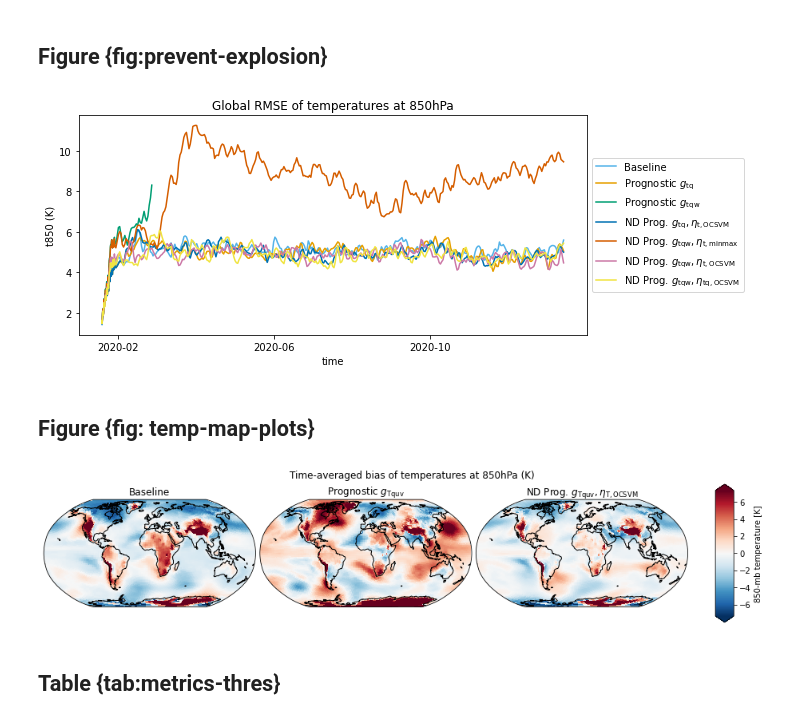
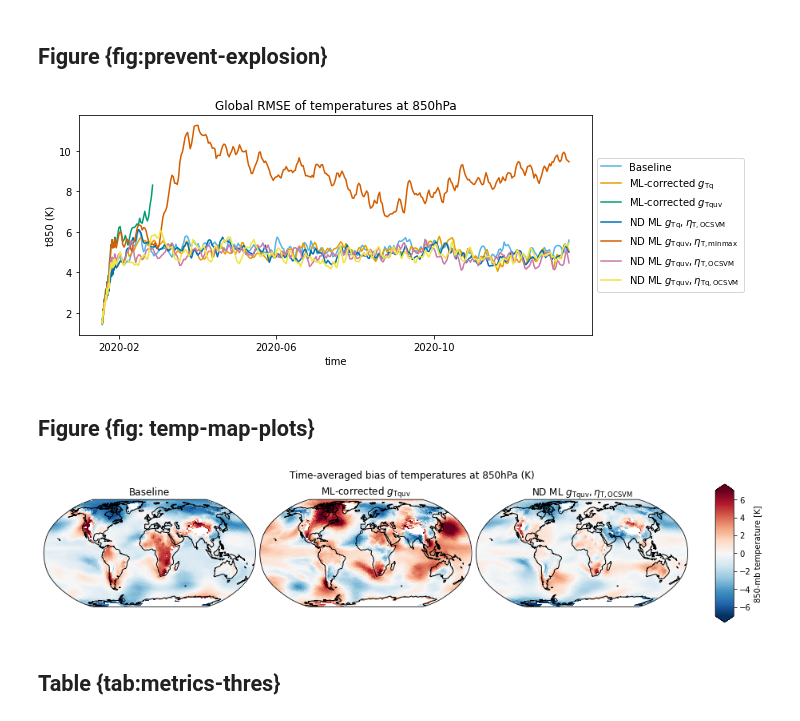
Before and after one commit to ai2cm/out-of-sample, a Jupyter notebook: notebooks/cutoffs_plot.ipynb, the cells around one changed output. Drawn from its saved outputs; the diff is of its cells as text; code cells hidden in the pictures.

```diff
--- a/notebooks/cutoffs_plot.ipynb
+++ b/notebooks/cutoffs_plot.ipynb
@@ -441,12 +438,12 @@ def get_names_alg(alg, gamma=None, include_bp=False):
 # %%
 table_run_names = {
     "baseline": r"Baseline",
-    "prognostic-tq": r"Prognostic $g_{\mathrm{tq}}$",
-    "prognostic": r"Prognostic $g_{\mathrm{tqw}}$",
-    "ocsvm-tq-gamma-4_79-0": r"ND Prog. $g_{\mathrm{tq}}, \eta_{\mathrm{t, OCSVM}}$",
-    "minmax-0": r"ND Prog. $g_{\mathrm{tqw}}, \eta_{\mathrm{t, minmax}}$",
-    "ocsvm-gamma-4_79-0": r"ND Prog. $g_{\mathrm{tqw}}, \eta_{\mathrm{t, OCSVM}}$",
-    "ocsvm-humidity-gamma-4_79-0":  r"ND Prog. $g_{\mathrm{tqw}}, \eta_{\mathrm{tq, OCSVM}}$"
+    "prognostic-tq": r"ML-corrected $g_{\mathrm{Tq}}$",
+    "prognostic": r"ML-corrected $g_{\mathrm{Tquv}}$",
+    "ocsvm-tq-gamma-4_79-0": r"ND ML $g_{\mathrm{Tq}}, \eta_{\mathrm{T, OCSVM}}$",
+    "minmax-0": r"ND ML $g_{\mathrm{Tquv}}, \eta_{\mathrm{T, minmax}}$",
+    "ocsvm-gamma-4_79-0": r"ND ML $g_{\mathrm{Tquv}}, \eta_{\mathrm{T, OCSVM}}$",
+    "ocsvm-humidity-gamma-4_79-0":  r"ND ML $g_{\mathrm{Tquv}}, \eta_{\mathrm{Tq, OCSVM}}$"
 }
 # %%
 table_metrics = [
@@ -477,5 +459,7 @@ metrics["ocsvm-gamma-4_79-0"]
 # %%
 for name in table_run_names:
+    if name not in ["baseline", "prognostic-tq", "prognostic"]:
+        print(f"{name} novelty_rate: {diags_complete[name].is_novelty_spatial_mean_global.mean()}")
     for metric in table_metrics:
         print(f"{name} {table_metrics}: {metrics[name][metric]}")
 # %% [output]
@@ -509,14 +493,14 @@ plt.ylabel(r"t850 (K)")
 plt.title(r"Global RMSE of temperatures at 850hPa")
 plt.show()
 # %% [output]
-[figure, old version]
+[figure, new version]
 # %% [markdown]
 ## Figure {fig: temp-map-plots}
 # %%
 map_plot_names = {
     "baseline": r"Baseline",
-    "prognostic": r"Prognostic $g_{\mathrm{Tquv}}$",
-    "ocsvm-gamma-4_79-0": r"ND Prog. $g_{\mathrm{Tquv}}, \eta_{\mathrm{T, OCSVM}}$",
+    "prognostic": r"ML-corrected $g_{\mathrm{Tquv}}$",
+    "ocsvm-gamma-4_79-0": r"ND ML $g_{\mathrm{Tquv}}, \eta_{\mathrm{T, OCSVM}}$",
 }
 # %%
 common_coords = {"tile": range(6), "x": range(48), "y": range(48)}
@@ -529,16 +513,18 @@ temp_biases = xr.concat(
 # %%
 fig, subplots, _, _, _  = fv3viz.plot_cube(
     temp_biases[["ds"]].merge(grid),
     "ds",
     col="run",
+    vmin=-7,
+    vmax=7
 )
 for i, title in enumerate(map_plot_names.values()):
     subplots[0][i].set_title(title)
 fig.set_size_inches(16, 3)
 fig.suptitle("Time-averaged bias of temperatures at 850hPa (K)")
 fig.show()
 # %% [output]
-[figure, old version]
+[figure, new version]
 # %% [markdown]
 ## Table {tab:metrics-thres}
 # %%
```
Also changed, not shown: parts of 12 cells of this notebook.
